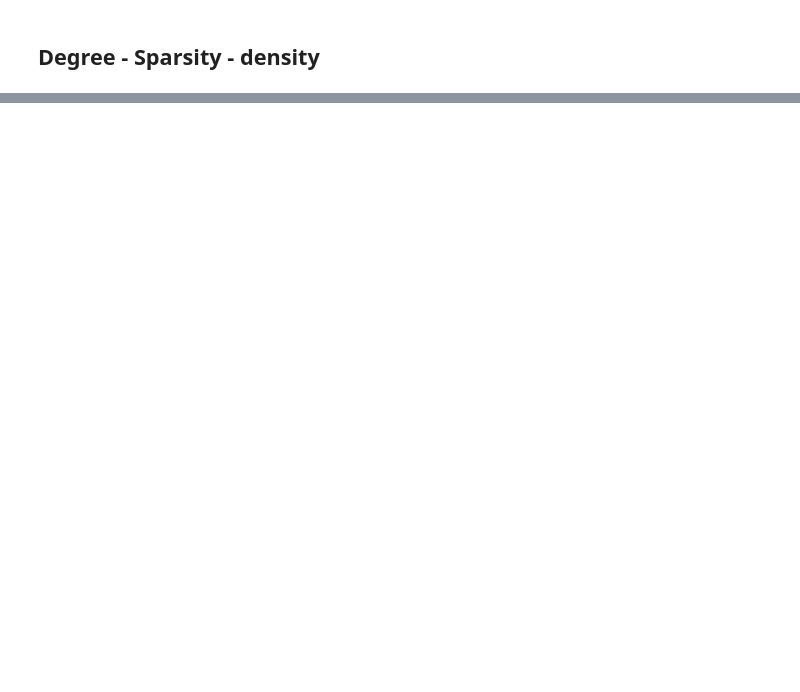
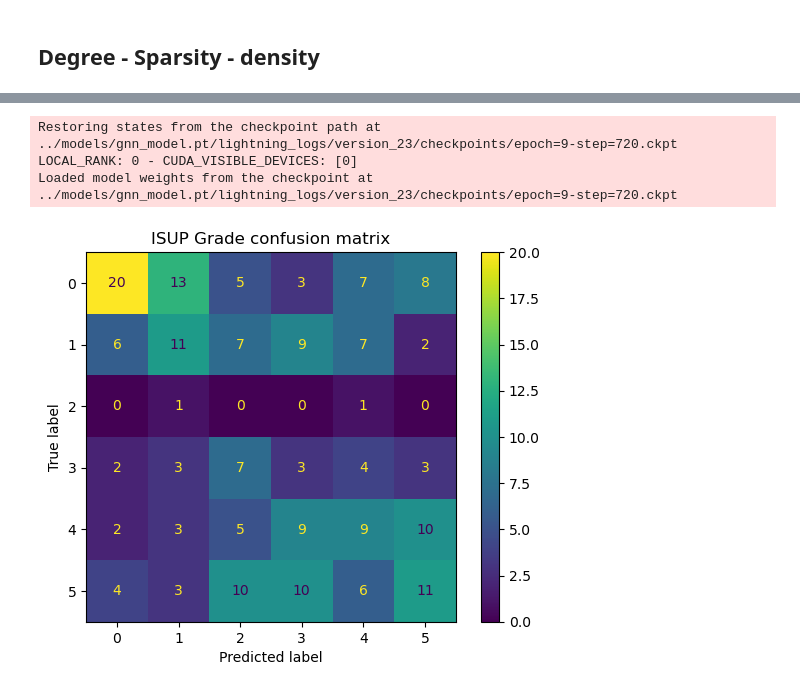
Before and after one commit to eryl/aida-gnn-workshop-code, a Jupyter notebook: notebooks/graph_basics.ipynb, the cells around one changed output, grey strips where cells are left out. Drawn from its saved outputs; the diff is of its cells as text; code cells hidden in the pictures; blank space fills up the shorter version.

Commit message:
Added code for training the networks and building the data

```diff
--- a/notebooks/graph_basics.ipynb
+++ b/notebooks/graph_basics.ipynb
@@ -246,0 +814,21 @@ adjacency_matrix(nodes, edge_set)
+# %%
+import torch_geometric
+
+d_model = 128
+
+layer_config = LayerConfig(layer_dim=d_model,
+                           conv_module=torch_geometric.nn.GCNConv,
+                          nonlinearity=torch.nn.ReLU,
+                          dropout_rate=0.1)
+gnn_config = PANDaGNNConfig(
+    d_model=d_model,
+    output_head_ffn_dim=d_model,
+    n_gnn_layers=4,
+    dropout_rate=0.1,
+    gnn_layer_type=GNNLayer,
+    gnn_layer_config=layer_config,
+    residual_connections=True
+)
+num_classes = train_dataset.num_classes
+
+model = LightningPANDaGNN(train_dataset.node_type_map, num_classes, gnn_config)
@@ -246,0 +868,6 @@ adjacency_matrix(nodes, edge_set)
+# %%
+from torch_geometric.loader import DataLoader
+batch_size = 32
+train_dataloader = DataLoader(train_dataset, batch_size=batch_size, drop_last=False, shuffle=True, num_workers=4)
+dev_dataloader = DataLoader(dev_dataset, batch_size=batch_size, drop_last=False, shuffle=False, num_workers=4)
+trainer.fit(model, train_dataloader, dev_dataloader)
@@ -246,0 +888,20 @@ adjacency_matrix(nodes, edge_set)
+# %%
+test_dataloader = DataLoader(test_dataset, batch_size=32, drop_last=False, shuffle=False, num_workers=4)
+predictions = trainer.predict(dataloaders=test_dataloader)
+# %% [output]
+Restoring states from the checkpoint path at ../models/gnn_model.pt/lightning_logs/version_23/checkpoints/epoch=9-step=720.ckpt
+LOCAL_RANK: 0 - CUDA_VISIBLE_DEVICES: [0]
+Loaded model weights from the checkpoint at ../models/gnn_model.pt/lightning_logs/version_23/checkpoints/epoch=9-step=720.ckpt
+# %%
+predictions, targets = zip(*predictions)
+predictions = torch.cat(predictions)
+targets = torch.cat(targets)
+# %%
+from sklearn.metrics import confusion_matrix, ConfusionMatrixDisplay
+import matplotlib.pyplot as plt
+major_confusion = confusion_matrix(predictions, targets)
+ConfusionMatrixDisplay(major_confusion).plot()
+plt.title("ISUP Grade confusion matrix")
+plt.show()
+# %% [output]
+[figure, added]
```
Also changed, not shown: parts of 54 cells of this notebook.
